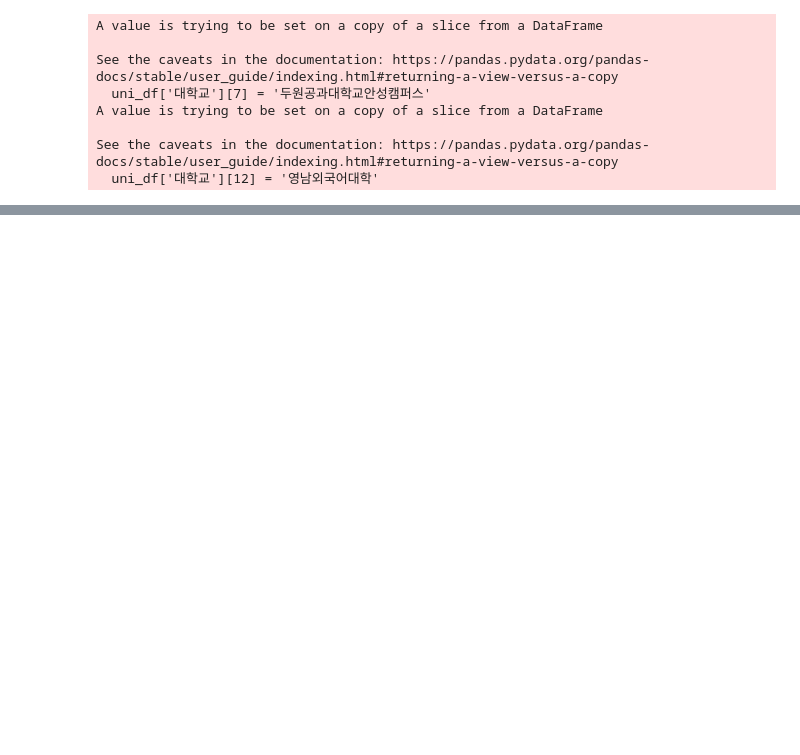
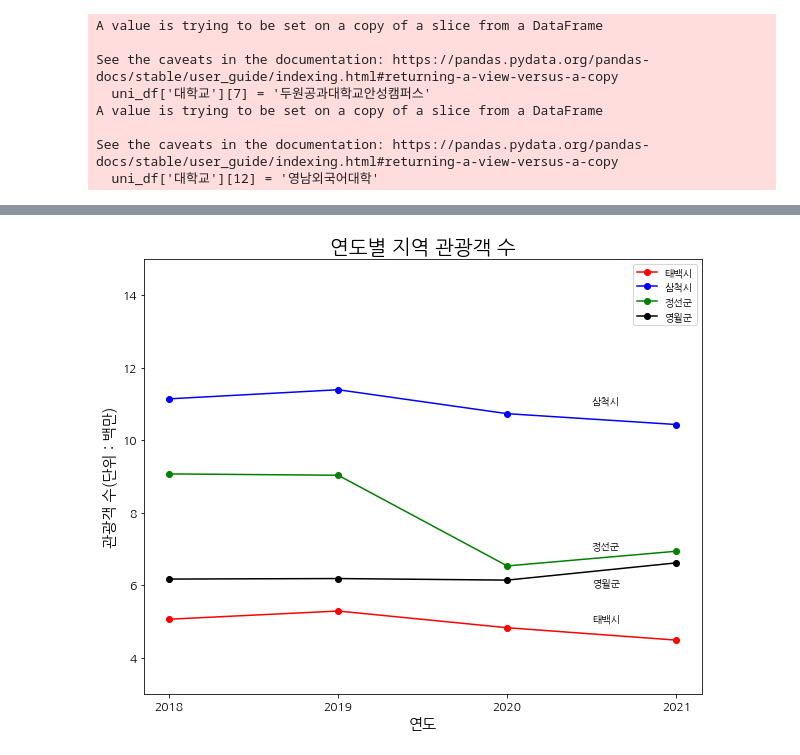
Before and after one commit to JngMkk/MLP_4_Project, a Jupyter notebook: jm_data/test.ipynb, the cells around one changed output, grey strips where cells are left out. Cells and saved outputs as stored; diff of their text form; code cells hidden in the pictures; blank space fills up the shorter version.

```diff
--- a/jm_data/test.ipynb
+++ b/jm_data/test.ipynb
@@ -505,0 +622,4 @@ See the caveats in the documentation: https://pandas.pydata.org/pandas-docs/stab
+# %%
+import pandas as pd
+df = pd.read_excel('./resources/Export.xlsx')
+df
@@ -505,0 +644,9 @@ See the caveats in the documentation: https://pandas.pydata.org/pandas-docs/stab
+# %%
+row = []
+for i, r in df.iterrows():
+    if r['방문객구분'] == '외부방문자(b+c)':
+        row.append([r[i] for i in range(len(r)-2)])
+# %%
+df = pd.DataFrame(row, columns=['연도', '지역명', '방문객구분', '방문객수'])
+del df['방문객구분']
+df
@@ -505,0 +671,3 @@ See the caveats in the documentation: https://pandas.pydata.org/pandas-docs/stab
+# %%
+df['연도'] = df['연도'].astype('int')
+df
@@ -505,0 +692,26 @@ See the caveats in the documentation: https://pandas.pydata.org/pandas-docs/stab
+# %%
+import matplotlib.pyplot as plt
+
+x = [2018, 2019, 2020, 2021]
+y1 = list(map(lambda x: x/1000000,df[df['지역명'] =='태백시']['방문객수']))
+y2 = list(map(lambda x: x/1000000,df[df['지역명'] =='삼척시']['방문객수']))
+y3 = list(map(lambda x: x/1000000,df[df['지역명'] =='정선군']['방문객수']))
+y4 = list(map(lambda x: x/1000000,df[df['지역명'] =='영월군']['방문객수']))
+plt.figure(figsize=(10,8))
+plt.plot(x, y1, c='red', label='태백시', marker='o', markersize='6')
+plt.plot(x, y2, c='blue', label='삼척시', marker='o', markersize='6')
+plt.plot(x, y3, c='green', label='정선군', marker='o', markersize='6')
+plt.plot(x, y4, c='black', label='영월군', marker='o', markersize='6')
+plt.text(2020.5, 5, '태백시')
+plt.text(2020.5, 6, '영월군')
+plt.text(2020.5, 7, '정선군')
+plt.text(2020.5, 11, '삼척시')
+plt.title('연도별 지역 관광객 수')
+plt.xticks(x)
+plt.ylim((3, 15))
+plt.xlabel('연도')
+plt.ylabel('관광객 수(단위 : 백만)')
+plt.legend()
+plt.savefig('./data/관광객 수.png')
+# %% [output]
+[figure, added]
```
Also changed, not shown: parts of 34 cells of this notebook, 37 other files.
